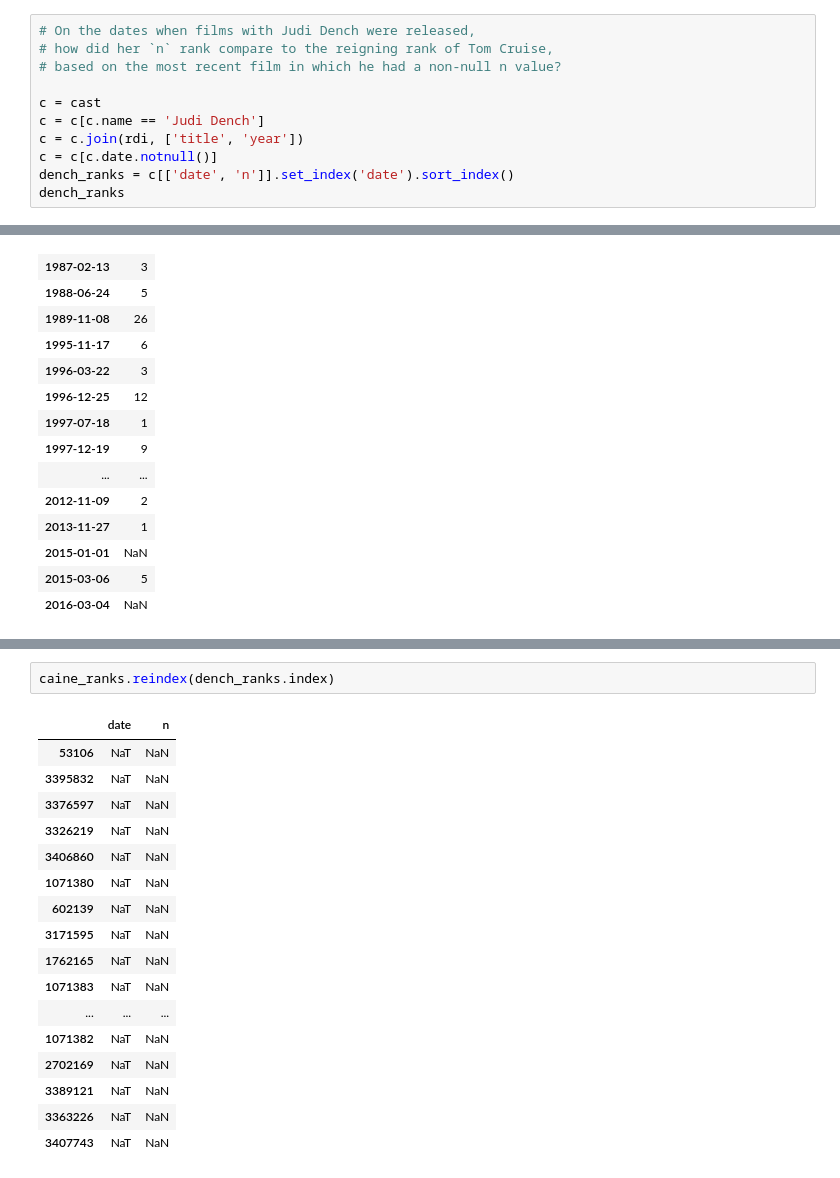
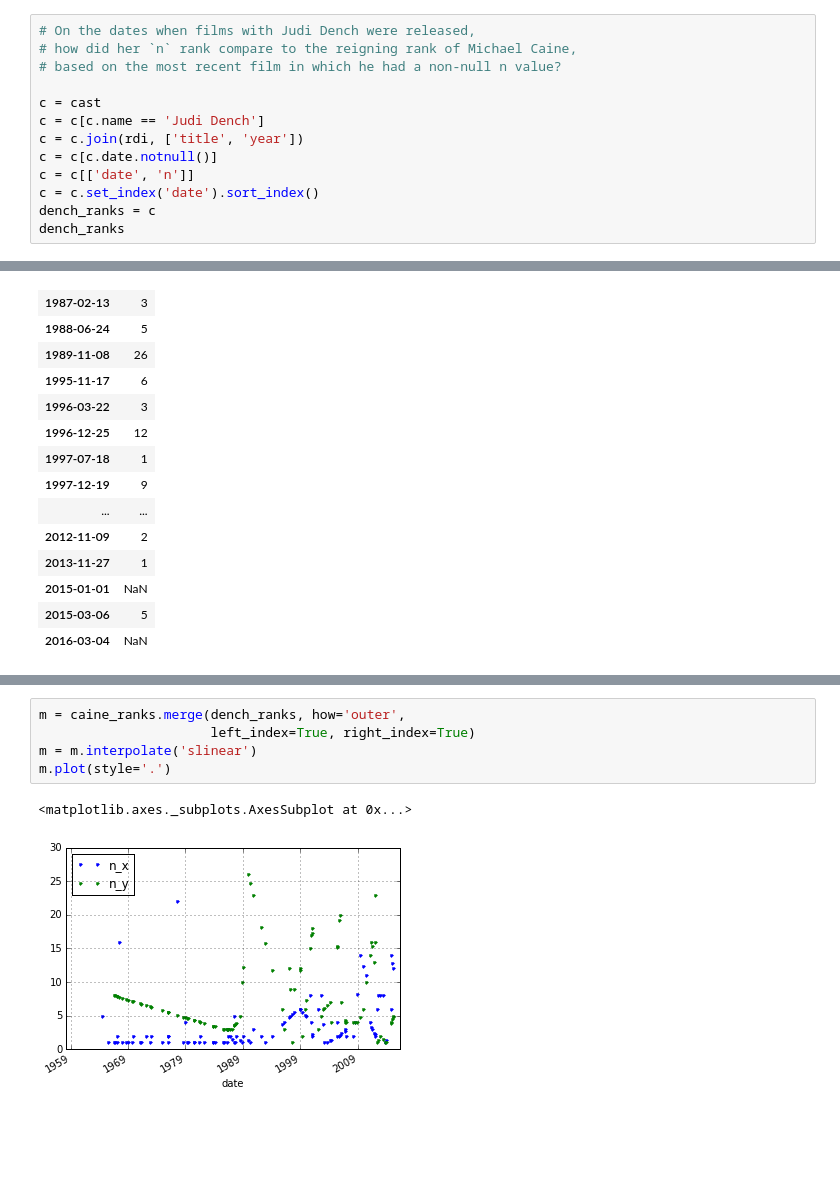
Before and after one commit to brandon-rhodes/pycon-pandas-tutorial, a Jupyter notebook: Solutions-5.ipynb, the cells around one changed output, grey strips where cells are left out. Drawn from its saved outputs; the diff is of its cells as text; blank space fills up the shorter version.

```diff
--- a/Solutions-5.ipynb
+++ b/Solutions-5.ipynb
@@ -157,14 +157,16 @@ c.date.dt.month.value_counts().sort_index().plot(kind='bar')
 [figure]
 # %%
 # On the dates when films with Judi Dench were released,
-# how did her `n` rank compare to the reigning rank of Tom Cruise,
+# how did her `n` rank compare to the reigning rank of Michael Caine,
 # based on the most recent film in which he had a non-null n value?
 
 c = cast
 c = c[c.name == 'Judi Dench']
 c = c.join(rdi, ['title', 'year'])
 c = c[c.date.notnull()]
-dench_ranks = c[['date', 'n']].set_index('date').sort_index()
+c = c[['date', 'n']]
+c = c.set_index('date').sort_index()
+dench_ranks = c
 dench_ranks
 # %% [output]
 |  | n |
@@ -219,20 +223,8 @@ caine_ranks
-# %%
-caine_ranks.reindex(dench_ranks.index)
-# %% [output]
-|  | date | n |
-| 53106 | NaT | NaN |
-| 3395832 | NaT | NaN |
-| 3376597 | NaT | NaN |
-| 3326219 | NaT | NaN |
-| 3406860 | NaT | NaN |
-| 1071380 | NaT | NaN |
-| 602139 | NaT | NaN |
-| 3171595 | NaT | NaN |
-| 1762165 | NaT | NaN |
-| 1071383 | NaT | NaN |
-| ... | ... | ... |
-| 1071382 | NaT | NaN |
-| 2702169 | NaT | NaN |
-| 3389121 | NaT | NaN |
-| 3363226 | NaT | NaN |
-| 3407743 | NaT | NaN |
+# %%
+m = caine_ranks.merge(dench_ranks, how='outer',
+                      left_index=True, right_index=True)
+m = m.interpolate('slinear')
+m.plot(style='.')
+# %% [output]
+<matplotlib.axes._subplots.AxesSubplot at 0x...>
+[figure, added]
```
Also changed, not shown: parts of 2 cells of this notebook.
